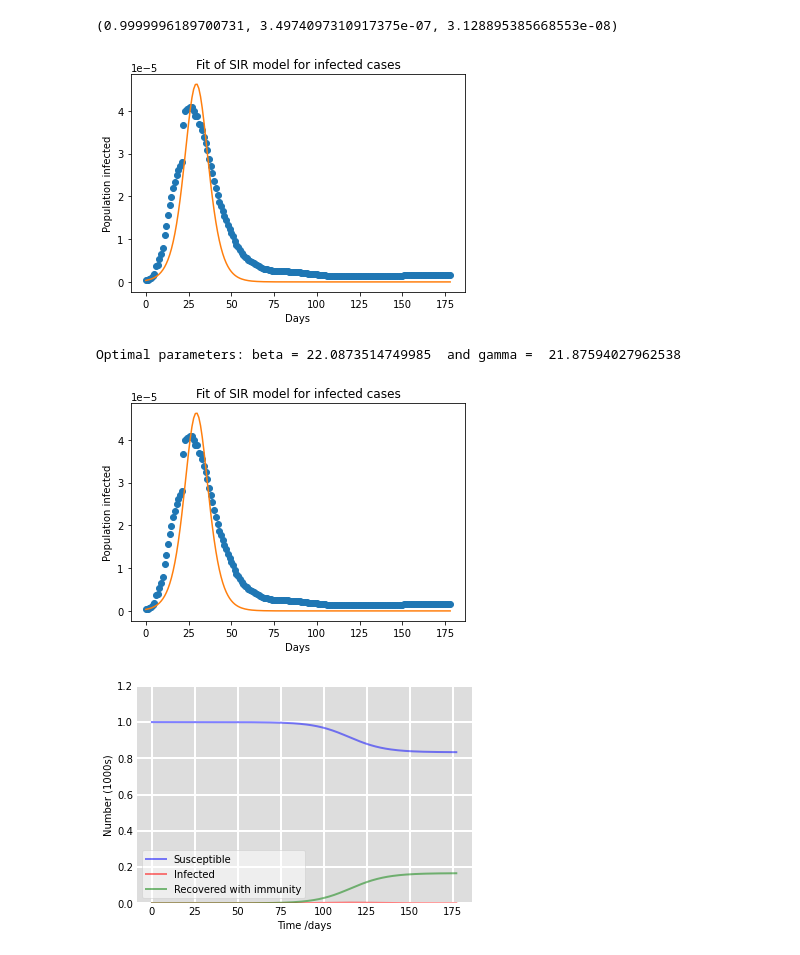
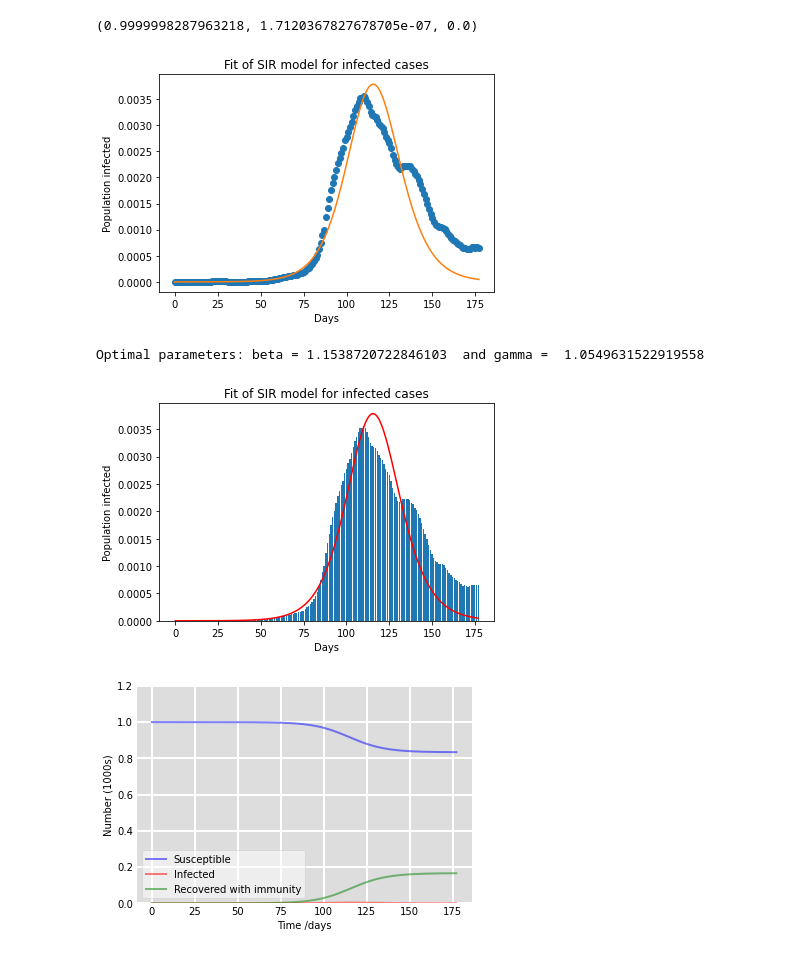
Before and after one commit to ledat2110/covid19, a Jupyter notebook: SIR-model.ipynb, the cells around one changed output. Saved outputs shown, nothing was run; the diff lists cells and outputs as text; code cells hidden in the pictures.

```diff
--- a/SIR-model.ipynb
+++ b/SIR-model.ipynb
@@ -4,7 +4,7 @@ from scipy.integrate import odeint
 import matplotlib.pyplot as plt
 import pandas as pd
 # %%
-df = pd.read_csv('./China.csv')
+df = pd.read_csv('./Singapore.csv')
 # %%
 df.head()
 # %% [output]
@@ -34,11 +34,13 @@ S0 = 1 - I0 - R0
 # A grid of time points (in days)
 t = [i for i in range(n_days)]
 # %%
+ydata = df['Active']/N
+sdata = df['Susceptiple']/N
 # Initial conditions vector
 y0 = S0, I0, R0
 print(y0)
 # %% [output]
-(0.9999996189700731, 3.4974097310917375e-07, 3.128895385668553e-08)
+(0.9999998287963218, 1.7120367827678705e-07, 0.0)
 # %%
 import numpy as np
 import pandas as pd
@@ -59,8 +61,6 @@ from sklearn.model_selection import RandomizedSearchCV, GridSearchCV
 from sklearn import linear_model
 from sklearn.metrics import mean_squared_error
 # %%
-ydata = df['Active']/N
-
 def fit_odeint(t, beta, gamma):
     return integrate.odeint(deriv, y0, t, args=(beta, gamma))[:,1]
 
@@ -76,7 +76,7 @@ plt.xlabel("Days")
 plt.show()
 print("Optimal parameters: beta =", popt[0], " and gamma = ", popt[1])
 # %% [output]
-[figure, old version]
+[figure, new version]
-Optimal parameters: beta = 22.0873514749985  and gamma =  21.87594027962538
+Optimal parameters: beta = 1.1538720722846103  and gamma =  1.0549631522919558
 # %%
 # Integrate the SIR equations over the time grid, t.
@@ -83,14 +84,14 @@ Optimal parameters: beta = 22.0873514749985  and gamma =  21.87594027962538
 ret = integrate.odeint(deriv, y0, t, args=(beta, gamma))
 S, I, R = ret.T
 # %%
-plt.plot(t, ydata, 'o')
-plt.plot(t, I)
+plt.bar(t, ydata)
+plt.plot(t, I, 'r')
 plt.title("Fit of SIR model for infected cases")
 plt.ylabel("Population infected")
 plt.xlabel("Days")
 plt.show()
 # %% [output]
-[figure, old version]
+[figure, new version]
 # %%
 # Plot the data on three separate curves for S(t), I(t) and R(t)
 fig = plt.figure(facecolor='w')
```
Also changed, not shown: parts of 15 cells of this notebook, 4 other files.
